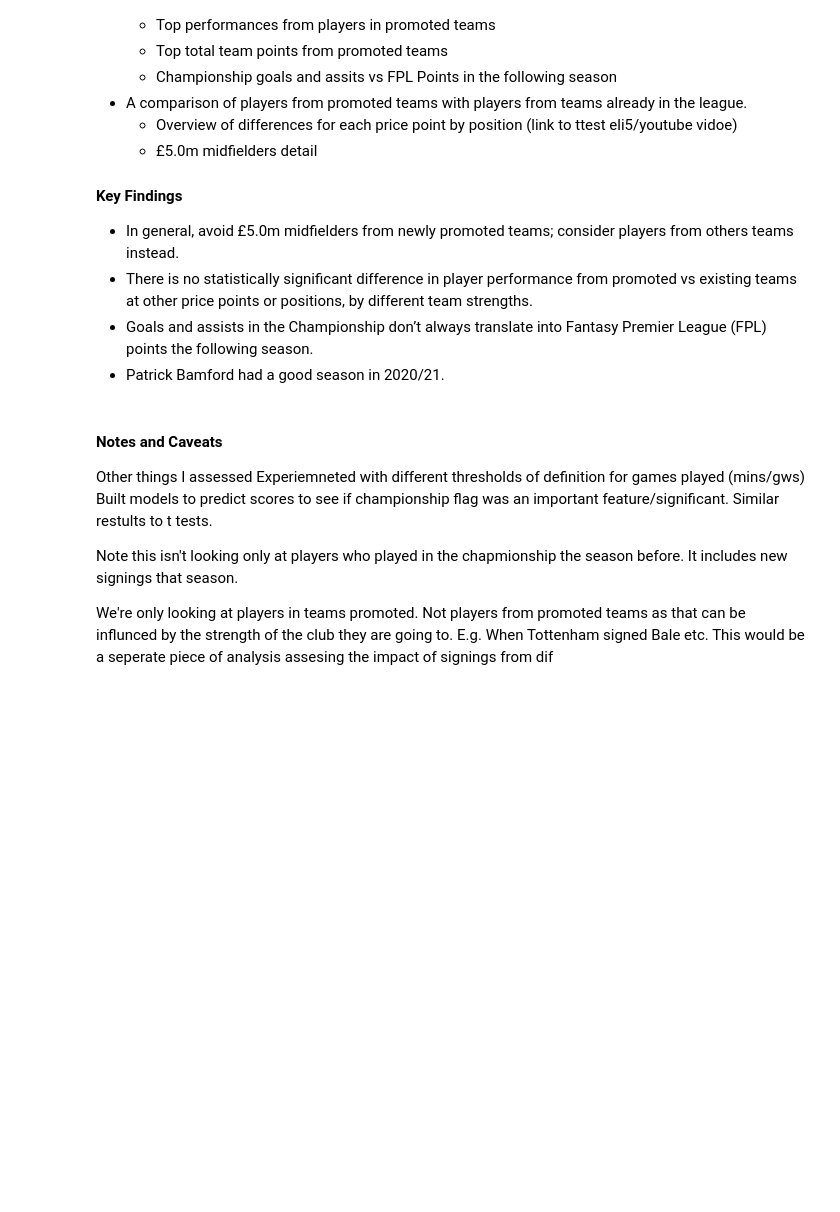
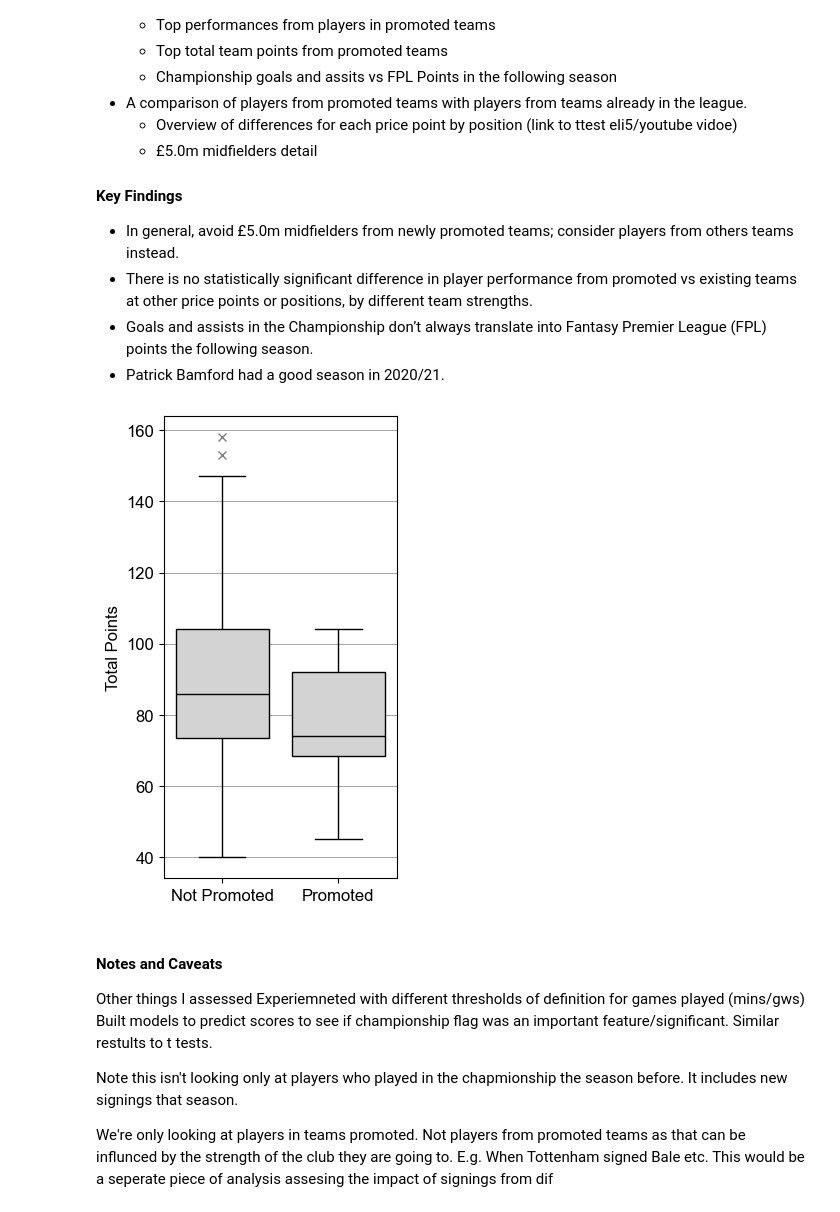
Before and after one commit to EdwardAnalytics/fpl-championship-analysis, a Jupyter notebook: notebooks/report.ipynb, the cells around one changed output. Cells and saved outputs as stored; diff of their text form; code cells hidden in the pictures; blank space fills up the shorter version.

```diff
--- a/notebooks/report.ipynb
+++ b/notebooks/report.ipynb
@@ -23,3 +94,73 @@ The following areas are looked into:
+# %%
+fpl_data = pd.read_csv("data/fpl_data/joined/seasons_joined.csv")
+goals_championship_fpl_points = pd.read_csv(
+    "data/analysis/goals_championship_fpl_points.csv"
+)
+assists_championship_fpl_points = pd.read_csv(
+    "data/analysis/assists_championship_fpl_points.csv"
+)
+team_performance_fpl_points = pd.read_csv(
+    "data/analysis/team_performance_fpl_points.csv"
+)
+welchs_ttest = pd.read_csv("data/analysis/welchs_ttest.csv")
+# %%
+import matplotlib.pyplot as plt
+import seaborn as sns
+import numpy as np
+
+from src.tools.yaml_loader import load_yaml_file
+
+# Load parameters
+file_path = "conf/parameters.yaml"
+parameters = load_yaml_file(file_path)
+number_gameweeks_played_min = parameters["number_gameweeks_played_min"]
+
+fpl_data_50_mid = fpl_data[(fpl_data['value_first_gw']==50) & (fpl_data['position']=='MID')]
+
+# Drop Cole Palmer anomoly season
+fpl_data_50_mid = fpl_data_50_mid.drop(fpl_data_50_mid[(fpl_data_50_mid["name"] == "Cole Palmer") & (fpl_data_50_mid["season"] == "2023-24")].index)
+
+# Filter to only players who have played more than the specified
+fpl_data_50_mid = fpl_data_50_mid[fpl_data_50_mid["count_gws_min_minutes"] >= number_gameweeks_played_min]
+
+promoted = fpl_data_50_mid[fpl_data_50_mid['promoted_from_championship'] == 1]['total_points']
+not_promoted = fpl_data_50_mid[fpl_data_50_mid['promoted_from_championship'] == 0]['total_points']
+
+
+# Set font properties to match Streamlit
+plt.rcParams['font.family'] = 'sans-serif'  # Use a sans-serif font
+plt.rcParams['font.sans-serif'] = 'Arial'
+plt.rcParams['font.size'] = 12               # Set a default font size
+
+# Example Data (replace this with your actual data)
+# fpl_data_50_mid = your_actual_dataframe
+
+plt.figure(figsize=(3, 6))
+
+# Create the boxplot with light grey boxes and black lines
+sns.boxplot(data=fpl_data_50_mid, x="promoted_from_championship", y="total_points",
+            flierprops={"marker": "x"}, color='lightgrey',
+            boxprops=dict(edgecolor='black'),  # Black edges for the box
+            medianprops=dict(color='black'),    # Black median line
+            whiskerprops=dict(color='black'),   # Black whiskers
+            capprops=dict(color='black'))        # Black caps on the whiskers
+
+# Relabel the x and y axes
+plt.xlabel('')
+plt.ylabel('Total Points')
+
+# Replace 0 with 'Promoted' and 1 with 'Not Promoted' on the x-axis
+plt.xticks(ticks=[0, 1], labels=['Not Promoted', 'Promoted'])
+
+# Calculate the median or mean for each category
+medians = fpl_data_50_mid.groupby('promoted_from_championship')['total_points'].median()
+
+# Add grey horizontal gridlines
+plt.grid(axis='y', color='grey', linewidth=0.5)
+
+plt.savefig('assets/mid_50_boxplot.png', bbox_inches='tight')
+# %% [output]
+[figure, added]
 # %% [markdown]
 #### Notes and Caveats
 
```
Also changed, not shown: parts of 9 cells of this notebook, 20 other files.
